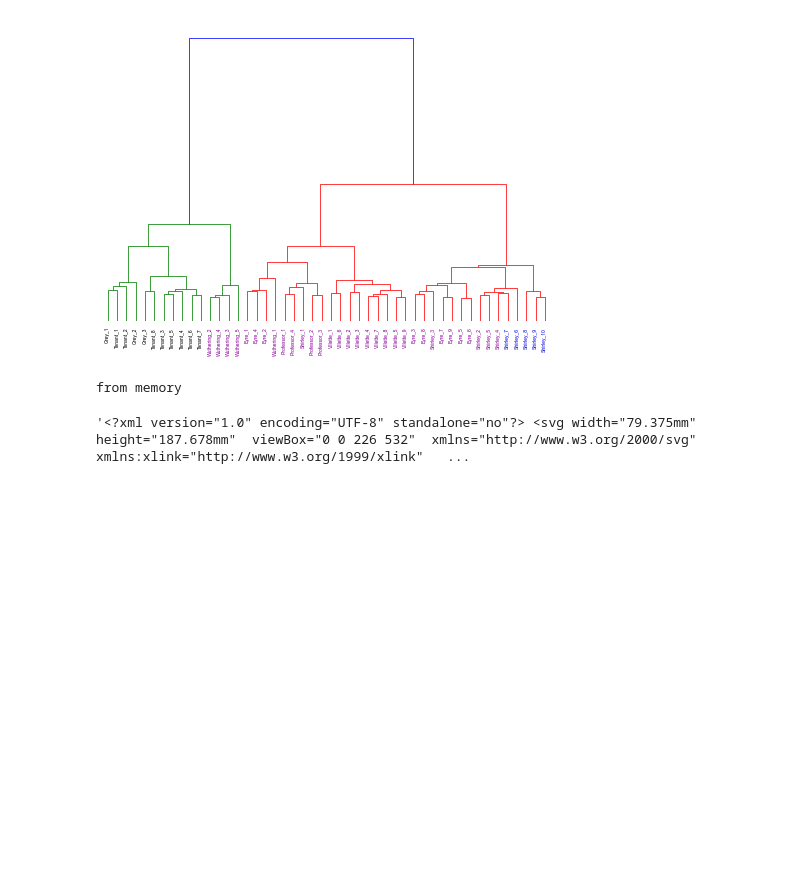
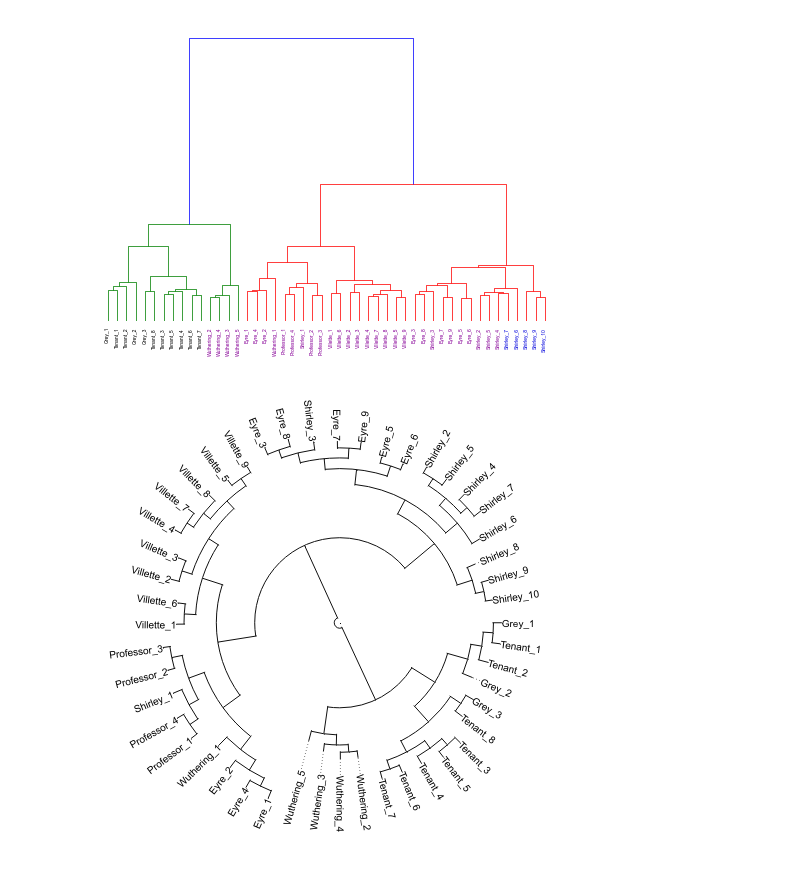
Before and after one commit to mikekestemont/pystyl, a Jupyter notebook: A Walk Through PyStyl.ipynb, the cells around one changed output. Cells and saved outputs as stored; diff of their text form; code cells hidden in the pictures; blank space fills up the shorter version.

```diff
--- a/A Walk Through PyStyl.ipynb
+++ b/A Walk Through PyStyl.ipynb
@@ -277,9 +283,11 @@ scipy_dendrogram(corpus=corpus, tree=cluster_tree, outputfile='~/Desktop/scipy_d
 <matplotlib.figure.Figure at 0x...>
 [figure]
 # %%
-ete_dendrogram(corpus=corpus, tree=cluster_tree, outputfile='~/Desktop/ete_dendrogram.pdf',\
-                 fontsize=5, color_leafs=True, show=False, save=True, return_svg=True,
+ete_dendrogram(corpus=corpus, tree=cluster_tree, outputfile='~/Desktop/ete_dendrogram.png',\
+                 fontsize=5, color_leafs=True, show=False, save=True, return_svg=False,
               save_newick=False)
-# %% [output]
-from memory
-'<?xml version="1.0" encoding="UTF-8" standalone="no"?> <svg width="79.375mm" height="187.678mm"  viewBox="0 0 226 532"  xmlns="http://www.w3.org/2000/svg" xmlns:xlink="http://www.w3.org/1999/xlink"   ...
+# %%
+from IPython.display import Image
+Image(filename='/Users/mike/Desktop/ete_dendrogram.png')
+# %% [output]
+[figure, added]
```
Also changed, not shown: parts of 6 cells of this notebook.
